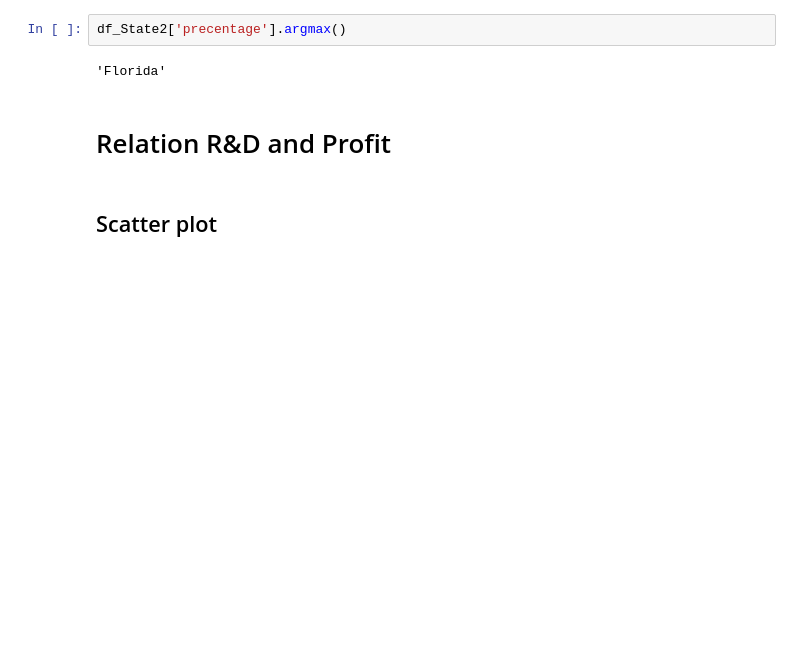
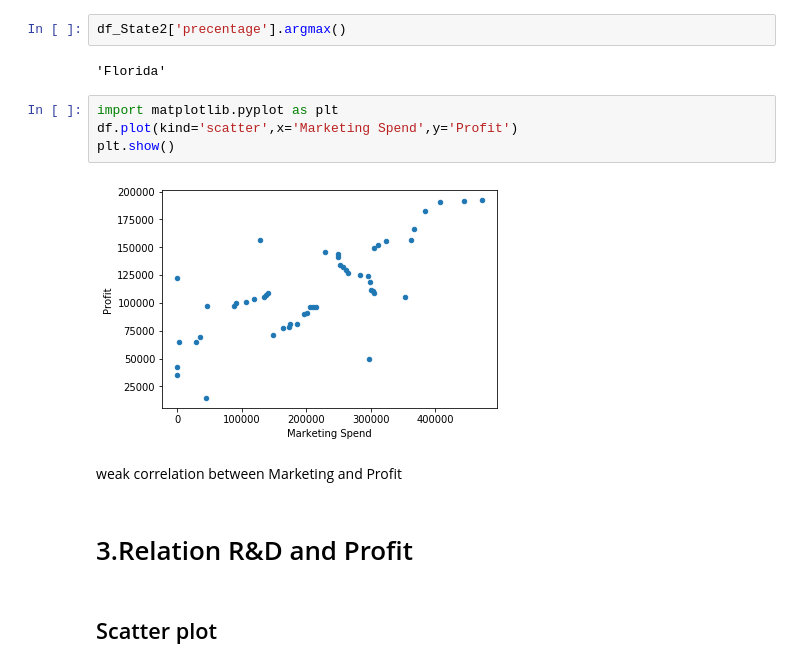
Before and after one commit to MarinaFayez/Task_Data, a Jupyter notebook: Task_Data.ipynb, the cells around one changed output. Cells and saved outputs as stored; diff of their text form; blank space fills up the shorter version.

```diff
--- a/Task_Data.ipynb
+++ b/Task_Data.ipynb
@@ -76,8 +76,16 @@ df_State2
 df_State2['precentage'].argmax()
 # %% [output]
 'Florida'
+# %%
+import matplotlib.pyplot as plt
+df.plot(kind='scatter',x='Marketing Spend',y='Profit')
+plt.show()
+# %% [output]
+[figure, added]
+# %% [markdown]
+weak correlation between Marketing and Profit
 # %% [markdown]
-# Relation R&D and Profit
+# 3.Relation R&D and Profit
 # %% [markdown]
 ## Scatter plot
 # %%
```
Also changed, not shown: parts of 27 cells of this notebook.
